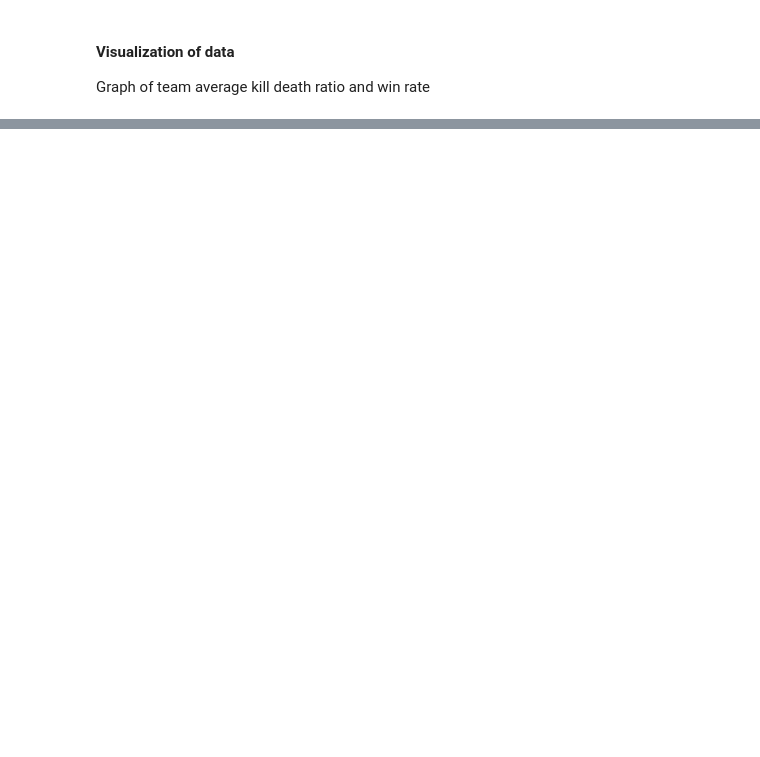
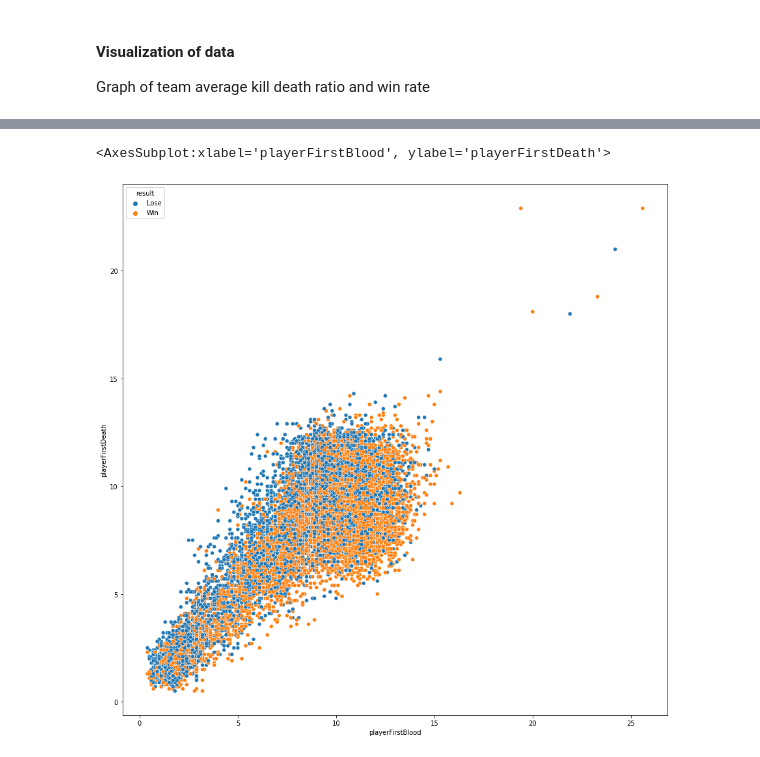
Before and after one commit to timothyliutl/ValorantData, a Jupyter notebook: valorantstats.ipynb, the cells around one changed output, grey strips where cells are left out. Drawn from its saved outputs; the diff is of its cells as text; code cells hidden in the pictures; blank space fills up the shorter version.

```diff
--- a/valorantstats.ipynb
+++ b/valorantstats.ipynb
@@ -73,0 +96,14 @@ Graph of team average kill death ratio and win rate
+# %%
+used_cols = ['playerTeam', 'matchID', 'map', 'playerKills', 'playerDeaths', 'playerAssists', 'playerACS', 'playerADR', 'playerHS', 'playerFirstBlood', 'playerFirstDeath', 'result']
+num_cols = ['playerKills', 'playerDeaths', 'playerAssists', 'playerACS', 'playerADR', 'playerHS', 'playerFirstBlood', 'playerFirstDeath']
+teamAVG = pd.DataFrame()
+teamAVG = newData.copy()
+teamAVG[num_cols] = teamAVG.groupby(['matchID', 'map', 'playerTeam', 'result'])[num_cols].transform('sum')
+teamAVG = teamAVG.drop(['playerName', 'Unnamed: 0', 'playerAgent'], 1).drop_duplicates()
+# %%
+#graphs of team averages
+plt.figure(figsize=(15,15))
+sns.scatterplot(data=teamAVG, x='playerFirstBlood', y='playerFirstDeath', hue='result')
+# %% [output]
+<AxesSubplot:xlabel='playerFirstBlood', ylabel='playerFirstDeath'>
+[figure, added]
```
Also changed, not shown: parts of 9 cells of this notebook, 5 other files.
